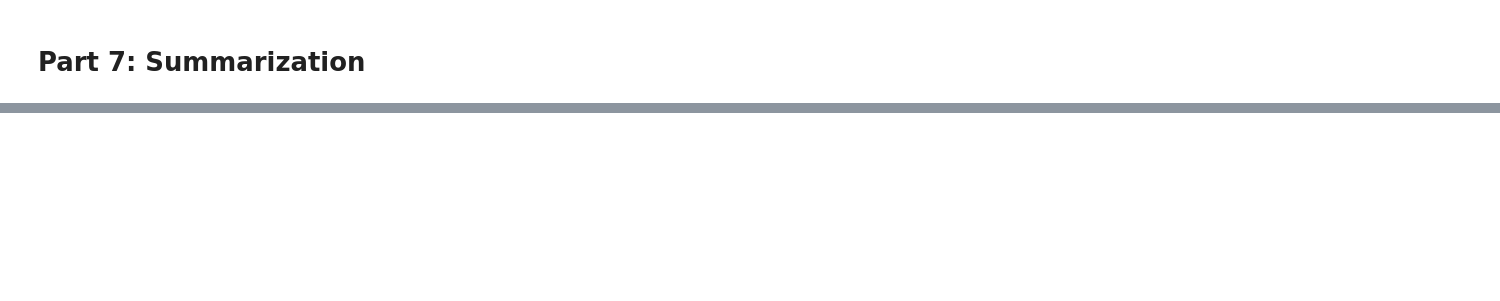
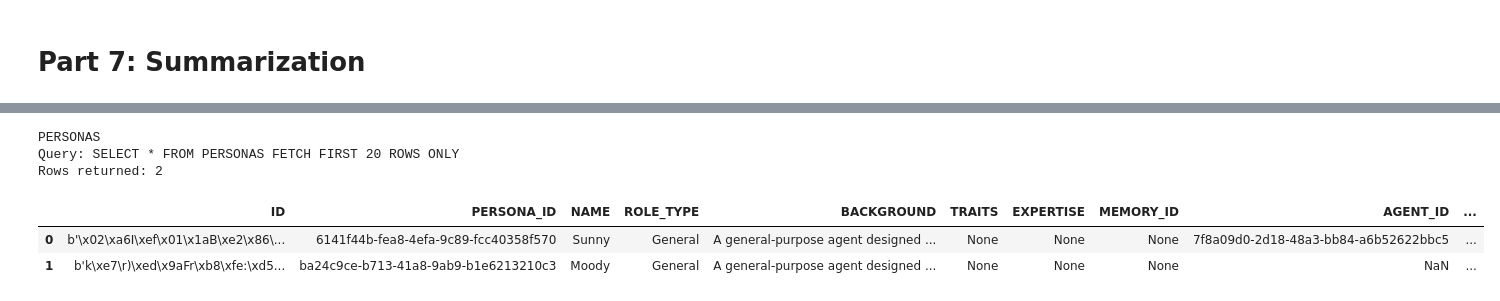
Before and after one commit to felipespas/agent_memory_course, a Jupyter notebook: part3/memagent_local_oracle-fassis.ipynb, the cells around one changed output, grey strips where cells are left out. Saved outputs shown, nothing was run; the diff lists cells and outputs as text; code cells hidden in the pictures; blank space fills up the shorter version.

```diff
--- a/part3/memagent_local_oracle-fassis.ipynb
+++ b/part3/memagent_local_oracle-fassis.ipynb
@@ -1021,0 +1388,12 @@ summary_ids_azure = agent_azure.generate_summaries(
+# %%
+if "PERSONAS" in existing_memorizz_tables:
+    preview_table_select_all(oracle_inspect_conn, "PERSONAS", limit=20)
+else:
+    print("PERSONAS not found in this schema.")
+# %% [output]
+PERSONAS
+Query: SELECT * FROM PERSONAS FETCH FIRST 20 ROWS ONLY
+Rows returned: 2
+|  | ID | PERSONA_ID | NAME | ROLE_TYPE | BACKGROUND | TRAITS | EXPERTISE | MEMORY_ID | AGENT_ID | ... |
+| 0 | b'\x02\xa6I\xef\x01\x1aB\xe2\x86\... | 6141f44b-fea8-4efa-9c89-fcc40358f570 | Sunny | General | A general-purpose agent designed ... | None | None | None | 7f8a09d0-2d18-48a3-bb84-a6b52622bbc5 | ... |
+| 1 | b'k\xe7\r)\xed\x9aFr\xb8\xfe:\xd5... | ba24c9ce-b713-41a8-9ab9-b1e6213210c3 | Moody | General | A general-purpose agent designed ... | None | None | None | NaN | ... |
```
Also changed, not shown: parts of 41 cells of this notebook.
